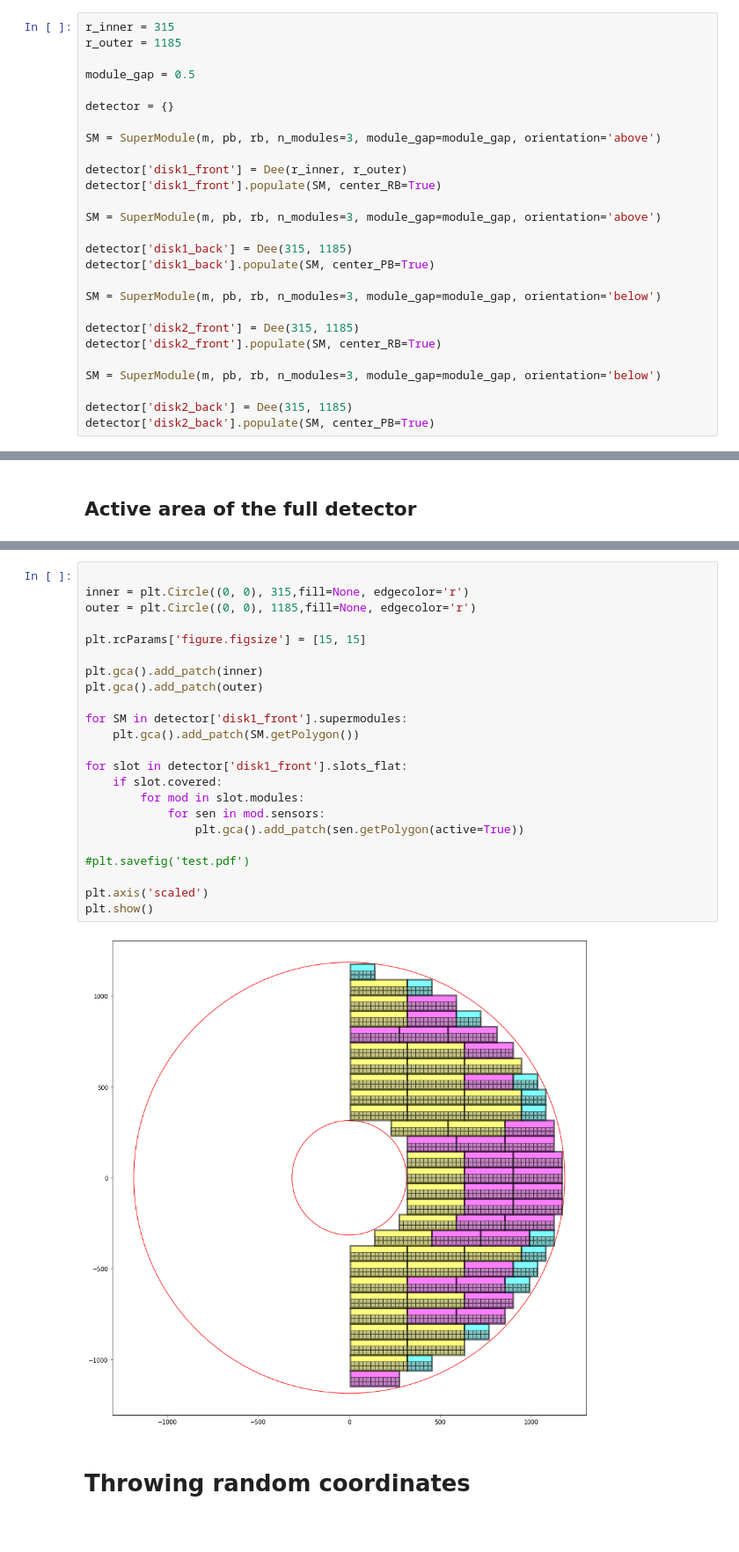
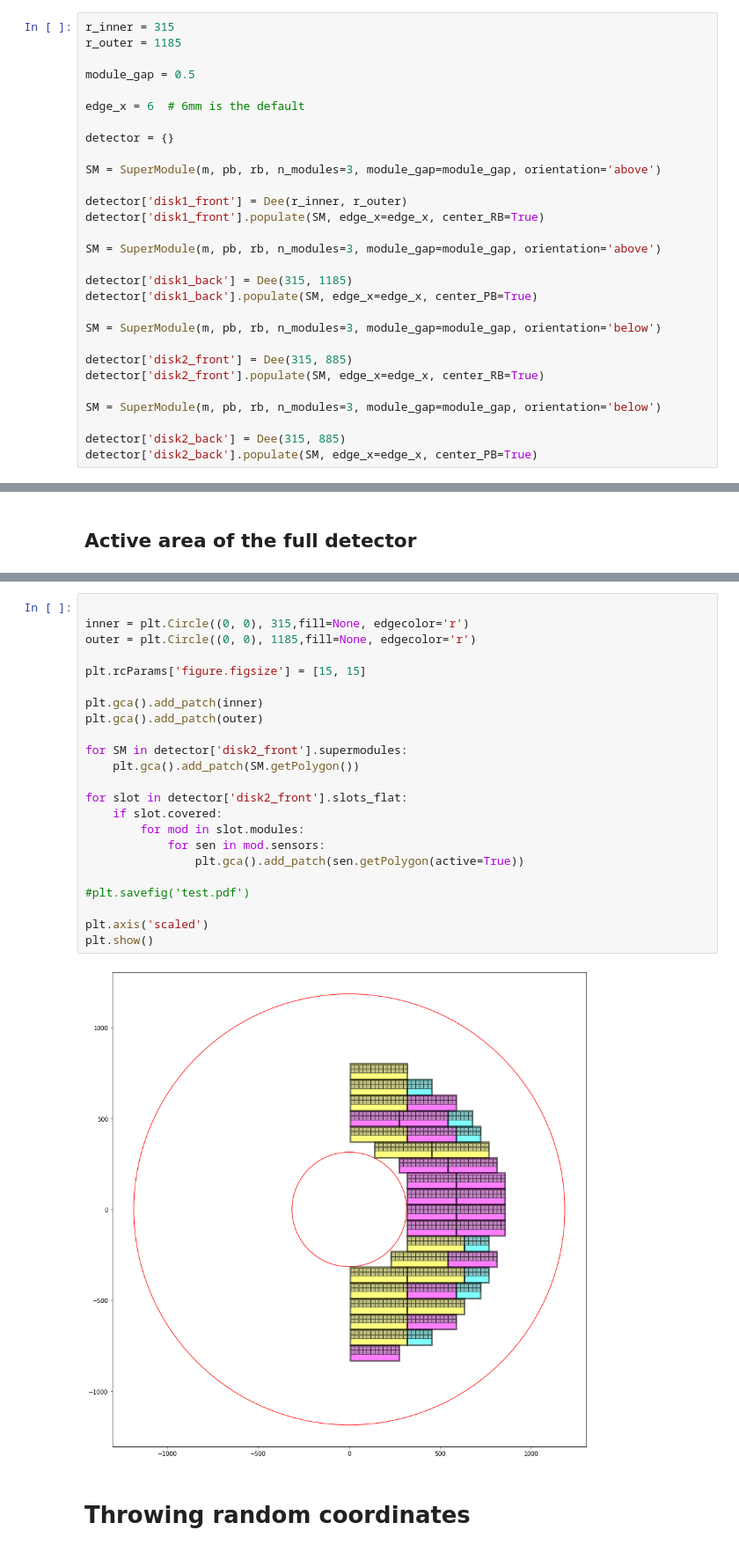
Before and after one commit to yashmehra028/ETL-Copy, a Jupyter notebook: example.ipynb, the cells around one changed output, grey strips where cells are left out. Shown at 88% size. Saved outputs shown, nothing was run; the diff lists cells and outputs as text.

```diff
--- a/example.ipynb
+++ b/example.ipynb
@@ -68,27 +84,29 @@ r_outer = 1185
 
 module_gap = 0.5
 
+edge_x = 6  # 6mm is the default
+
 detector = {}
 
 SM = SuperModule(m, pb, rb, n_modules=3, module_gap=module_gap, orientation='above')
 
 detector['disk1_front'] = Dee(r_inner, r_outer)
-detector['disk1_front'].populate(SM, center_RB=True)
+detector['disk1_front'].populate(SM, edge_x=edge_x, center_RB=True)
 
 SM = SuperModule(m, pb, rb, n_modules=3, module_gap=module_gap, orientation='above')
 
 detector['disk1_back'] = Dee(315, 1185)
-detector['disk1_back'].populate(SM, center_PB=True)
+detector['disk1_back'].populate(SM, edge_x=edge_x, center_PB=True)
 
 SM = SuperModule(m, pb, rb, n_modules=3, module_gap=module_gap, orientation='below')
 
-detector['disk2_front'] = Dee(315, 1185)
-detector['disk2_front'].populate(SM, center_RB=True)
+detector['disk2_front'] = Dee(315, 885)
+detector['disk2_front'].populate(SM, edge_x=edge_x, center_RB=True)
 
 SM = SuperModule(m, pb, rb, n_modules=3, module_gap=module_gap, orientation='below')
 
-detector['disk2_back'] = Dee(315, 1185)
-detector['disk2_back'].populate(SM, center_PB=True)
+detector['disk2_back'] = Dee(315, 885)
+detector['disk2_back'].populate(SM, edge_x=edge_x, center_PB=True)
 # %% [markdown]
 ## Supermodule
 
@@ -143,28 +161,28 @@ plt.show()
 # %%
 
 inner = plt.Circle((0, 0), 315,fill=None, edgecolor='r')
 outer = plt.Circle((0, 0), 1185,fill=None, edgecolor='r')
 
 plt.rcParams['figure.figsize'] = [15, 15]
 
 plt.gca().add_patch(inner)
 plt.gca().add_patch(outer)
 
-for SM in detector['disk1_front'].supermodules:
+for SM in detector['disk2_front'].supermodules:
     plt.gca().add_patch(SM.getPolygon())
 
-for slot in detector['disk1_front'].slots_flat:
+for slot in detector['disk2_front'].slots_flat:
     if slot.covered:
         for mod in slot.modules:
             for sen in mod.sensors:
                 plt.gca().add_patch(sen.getPolygon(active=True))
 
 #plt.savefig('test.pdf')
 
 plt.axis('scaled')
 plt.show()
 # %% [output]
-[figure, old version]
+[figure, new version]
 # %% [markdown]
 # Throwing random coordinates
 # %%
```
Also changed, not shown: parts of 26 cells of this notebook, 4 other files.
